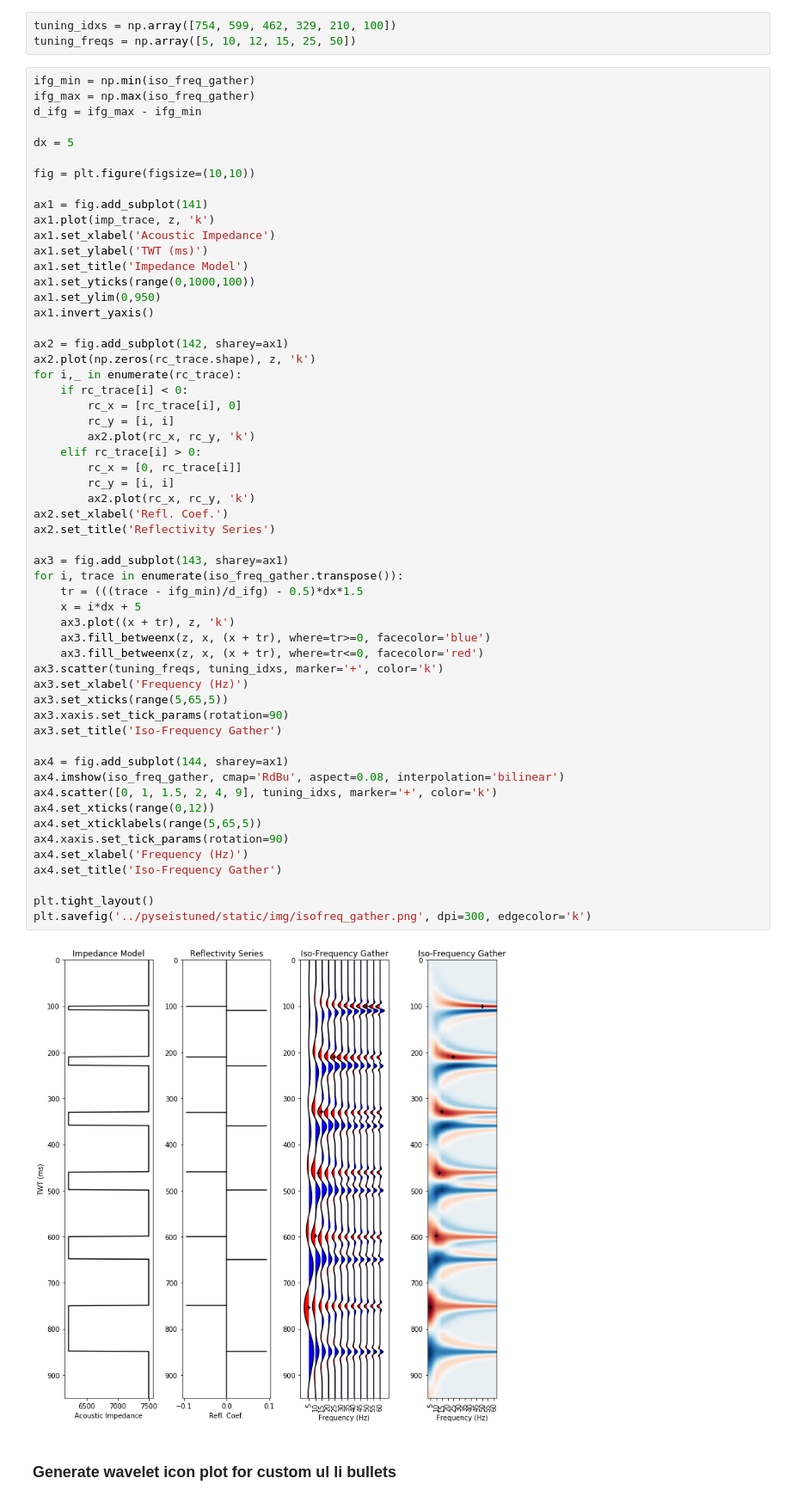
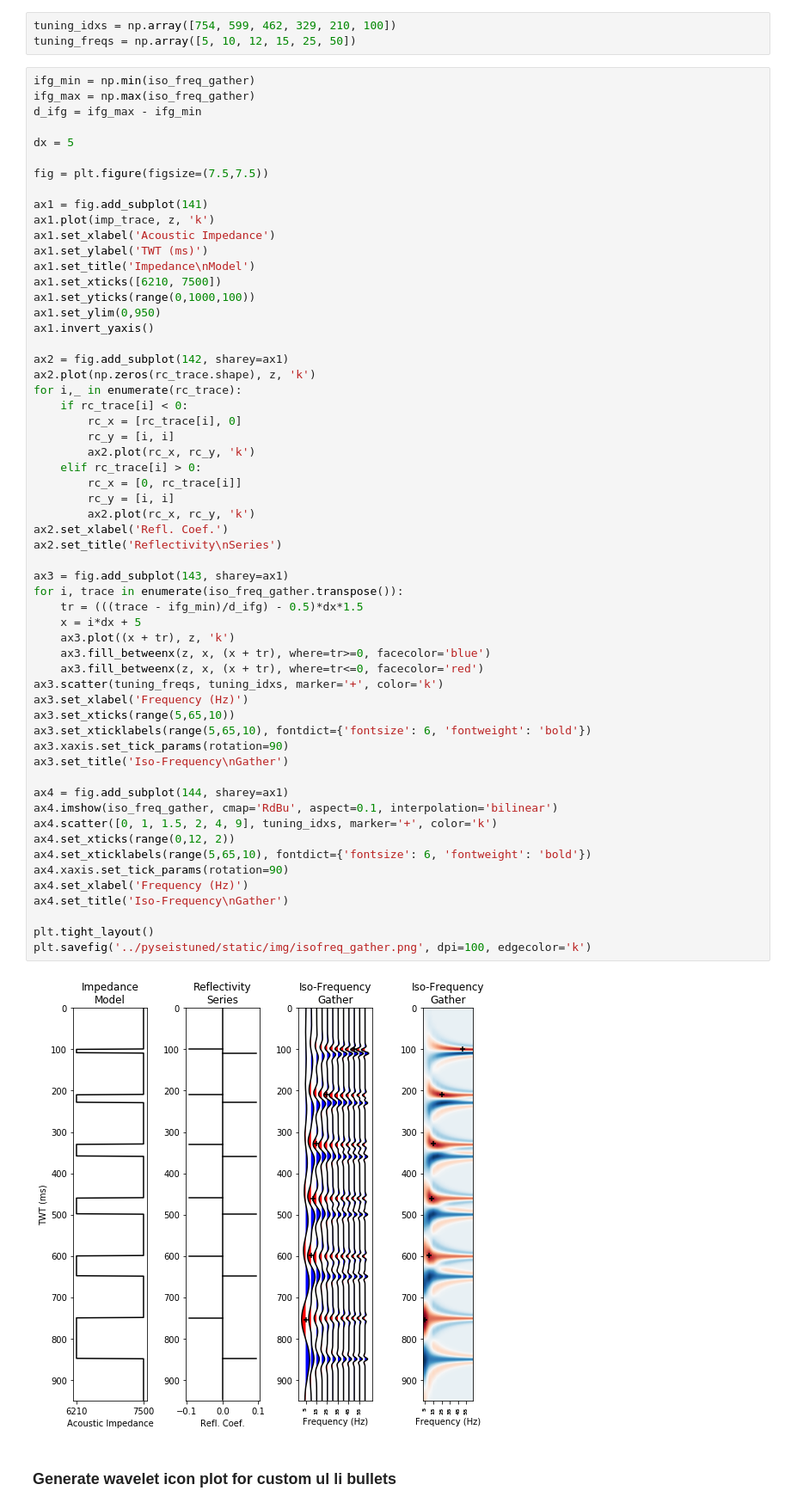
Before and after one commit to bdowdell/flask_pyseistuned, a Jupyter notebook: nb/image_plots.ipynb, the cells around one changed output. Shown at 86% size. Cells and saved outputs as stored; diff of their text form.

Commit message:
updates notebook for isofrequency gather image formatting

```diff
--- a/nb/image_plots.ipynb
+++ b/nb/image_plots.ipynb
@@ -577,13 +577,14 @@ d_ifg = ifg_max - ifg_min
 
 dx = 5
 
-fig = plt.figure(figsize=(10,10))
+fig = plt.figure(figsize=(7.5,7.5))
 
 ax1 = fig.add_subplot(141)
 ax1.plot(imp_trace, z, 'k')
 ax1.set_xlabel('Acoustic Impedance')
 ax1.set_ylabel('TWT (ms)')
-ax1.set_title('Impedance Model')
+ax1.set_title('Impedance\nModel')
+ax1.set_xticks([6210, 7500])
 ax1.set_yticks(range(0,1000,100))
 ax1.set_ylim(0,950)
 ax1.invert_yaxis()
@@ -592,42 +593,43 @@ ax2 = fig.add_subplot(142, sharey=ax1)
 ax2.plot(np.zeros(rc_trace.shape), z, 'k')
 for i,_ in enumerate(rc_trace):
     if rc_trace[i] < 0:
         rc_x = [rc_trace[i], 0]
         rc_y = [i, i]
         ax2.plot(rc_x, rc_y, 'k')
     elif rc_trace[i] > 0:
         rc_x = [0, rc_trace[i]]
         rc_y = [i, i]
         ax2.plot(rc_x, rc_y, 'k')
 ax2.set_xlabel('Refl. Coef.')
-ax2.set_title('Reflectivity Series')
+ax2.set_title('Reflectivity\nSeries')
 
 ax3 = fig.add_subplot(143, sharey=ax1)
 for i, trace in enumerate(iso_freq_gather.transpose()):
     tr = (((trace - ifg_min)/d_ifg) - 0.5)*dx*1.5
     x = i*dx + 5
     ax3.plot((x + tr), z, 'k')
     ax3.fill_betweenx(z, x, (x + tr), where=tr>=0, facecolor='blue')
     ax3.fill_betweenx(z, x, (x + tr), where=tr<=0, facecolor='red')
 ax3.scatter(tuning_freqs, tuning_idxs, marker='+', color='k')
 ax3.set_xlabel('Frequency (Hz)')
-ax3.set_xticks(range(5,65,5))
+ax3.set_xticks(range(5,65,10))
+ax3.set_xticklabels(range(5,65,10), fontdict={'fontsize': 6, 'fontweight': 'bold'})
 ax3.xaxis.set_tick_params(rotation=90)
-ax3.set_title('Iso-Frequency Gather')
+ax3.set_title('Iso-Frequency\nGather')
 
 ax4 = fig.add_subplot(144, sharey=ax1)
-ax4.imshow(iso_freq_gather, cmap='RdBu', aspect=0.08, interpolation='bilinear')
+ax4.imshow(iso_freq_gather, cmap='RdBu', aspect=0.1, interpolation='bilinear')
 ax4.scatter([0, 1, 1.5, 2, 4, 9], tuning_idxs, marker='+', color='k')
-ax4.set_xticks(range(0,12))
-ax4.set_xticklabels(range(5,65,5))
+ax4.set_xticks(range(0,12, 2))
+ax4.set_xticklabels(range(5,65,10), fontdict={'fontsize': 6, 'fontweight': 'bold'})
 ax4.xaxis.set_tick_params(rotation=90)
 ax4.set_xlabel('Frequency (Hz)')
-ax4.set_title('Iso-Frequency Gather')
+ax4.set_title('Iso-Frequency\nGather')
 
 plt.tight_layout()
-plt.savefig('../pyseistuned/static/img/isofreq_gather.png', dpi=300, edgecolor='k')
+plt.savefig('../pyseistuned/static/img/isofreq_gather.png', dpi=100, edgecolor='k')
 # %% [output]
-[figure, old version]
+[figure, new version]
 # %% [markdown]
 ### Generate wavelet icon plot for custom ul li bullets
 # %%
```
